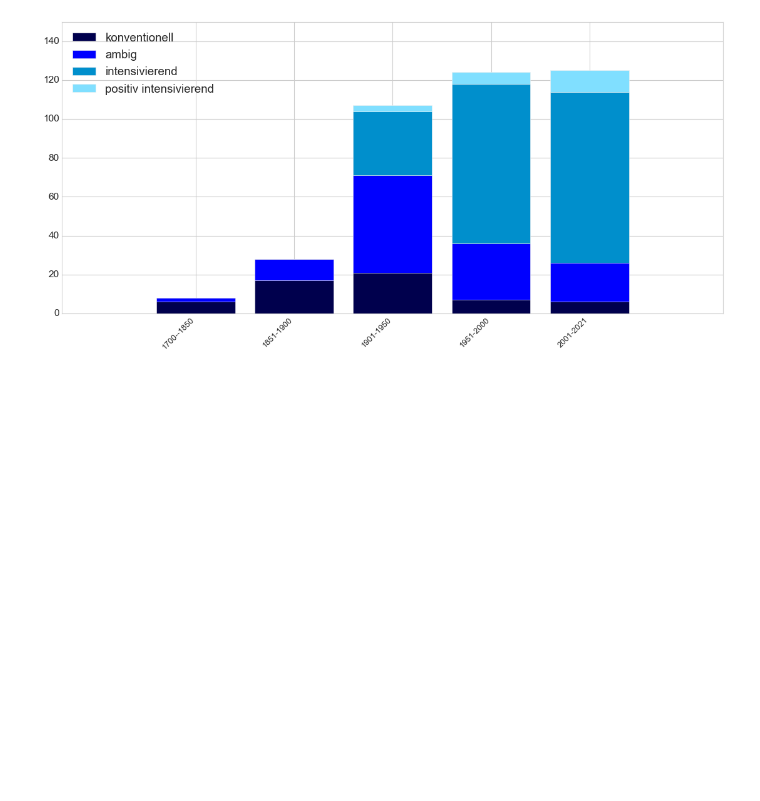
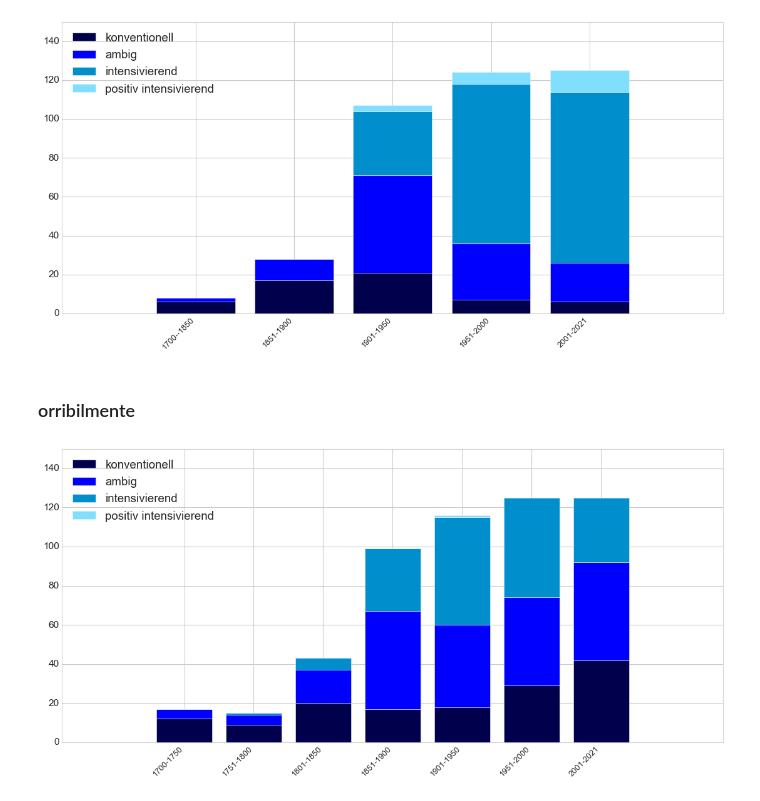
Before and after one commit to Sophia796/MA_Expressivity, a Jupyter notebook: Auswertung/Plots.ipynb, the cells around one changed output. Drawn from its saved outputs; the diff is of its cells as text; code cells hidden in the pictures; blank space fills up the shorter version.

Commit message:
orribilmente Visualisierung

```diff
--- a/Auswertung/Plots.ipynb
+++ b/Auswertung/Plots.ipynb
@@ -76,3 +76,5 @@ plt.margins(0.2, 0.15)
 plt.show()
 # %% [output]
 [figure]
+# %% [markdown]
+### orribilmente
@@ -78,0 +83,31 @@ plt.show()
+# %%
+CU = [12, 9, 20, 17, 18, 29, 42]
+BU = [5, 5, 17, 50, 42, 45, 50]
+NU = [0, 1, 6, 32, 55, 51, 33]
+PU = [0, 0, 0, 0, 1, 0, 0]
+# %%
+plt.figure(figsize=[14,7])
+plt.style.use('seaborn-whitegrid')
+
+data = np.array([CU, BU, NU, PU])
+labels = ['konventionell', 'ambig', 'intensivierend', 'positiv intensivierend']
+colors = ['#00004d', '#0000FF', '#008fcc', '#80dfff']
+
+X = np.arange(data.shape[1])
+for i in range(data.shape[0]):
+    plt.bar(X, data[i],bottom = np.sum(data[:i], axis=0),label=labels[i % len(labels)], color=colors[i % len(colors)])
+
+x_indexes = np.arange(len(periods))
+plt.xticks(ticks=x_indexes, labels=periods, rotation=45, horizontalalignment='right', fontsize='small')
+#plt.xlabel('Zeiträume')
+#plt.ylabel('Use Case')
+plt.ylim(0, 150)
+plt.legend(loc='upper left', fontsize='large')
+
+plt.tight_layout()
+plt.margins(0.2, 0.15)
+
+#plt.savefig('Plots/orribilmente_usecases.png')
+plt.show()
+# %% [output]
+[figure, added]
```
Also changed, not shown: parts of 3 cells of this notebook, 8 other files.
